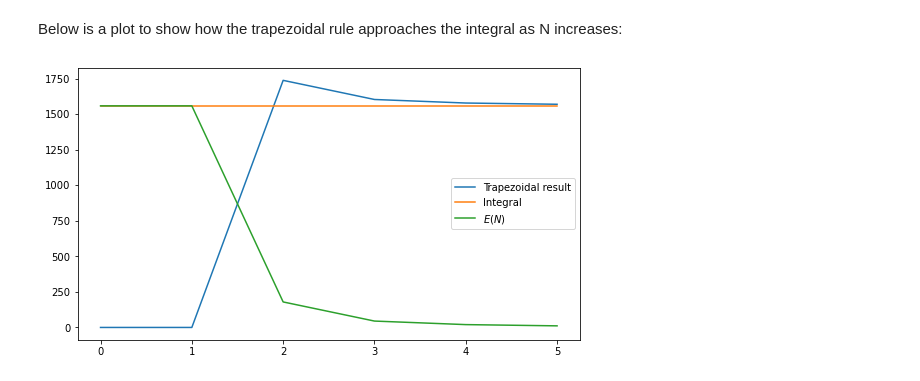
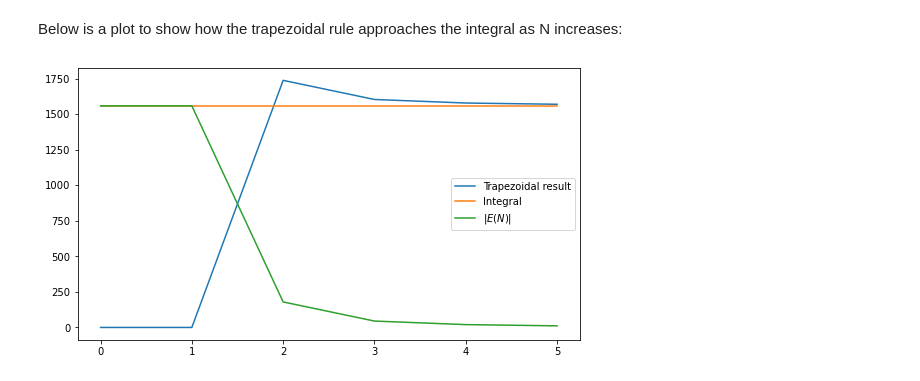
Before and after one commit to christianatanasov/algodisco, a Jupyter notebook: computers_do_calculus/trapezoidal_rule.ipynb, the cells around one changed output. Saved outputs shown, nothing was run; the diff lists cells and outputs as text; code cells hidden in the pictures.

```diff
--- a/computers_do_calculus/trapezoidal_rule.ipynb
+++ b/computers_do_calculus/trapezoidal_rule.ipynb
@@ -45,16 +45,16 @@ Below is a plot to show how the trapezoidal rule approaches the integral as N in
 # %%
 def discretization_error(f,a,b,N):
     return range(N), [trapezoidal(f, a, b, n) for n in range(N)]
 
 N = 6
 trap_result = discretization_error(f,-2.5,11,N)
 int_result = [integral_result]*N
 error = np.abs(np.array(int_result) - np.array(trap_result[1]))
 plt.figure(figsize=(9,5))
 plt.plot(*trap_result, label='Trapezoidal result')
 plt.plot(range(0,N), int_result, label="Integral")
-plt.plot(range(0,N), error, label='$E(N)$')
+plt.plot(range(0,N), error, label='$|E(N)$|')
 plt.legend()
 plt.show()
 # %% [output]
-[figure, old version]
+[figure, new version]
```
